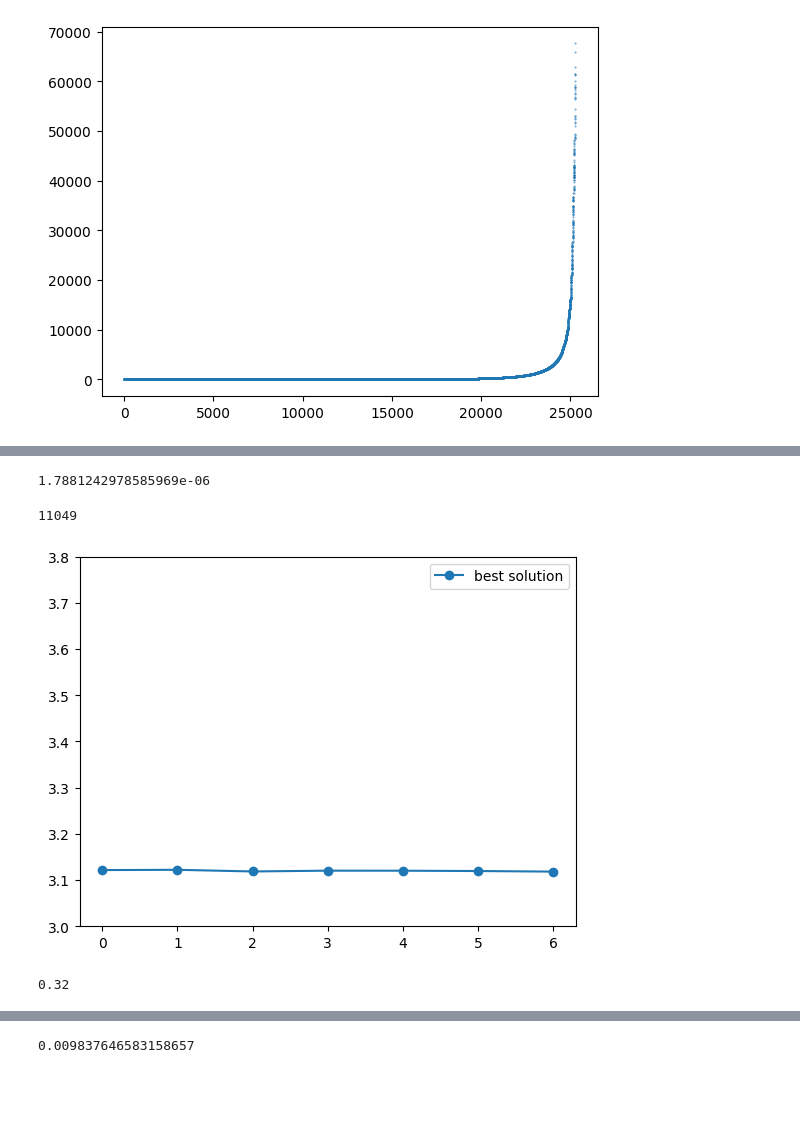
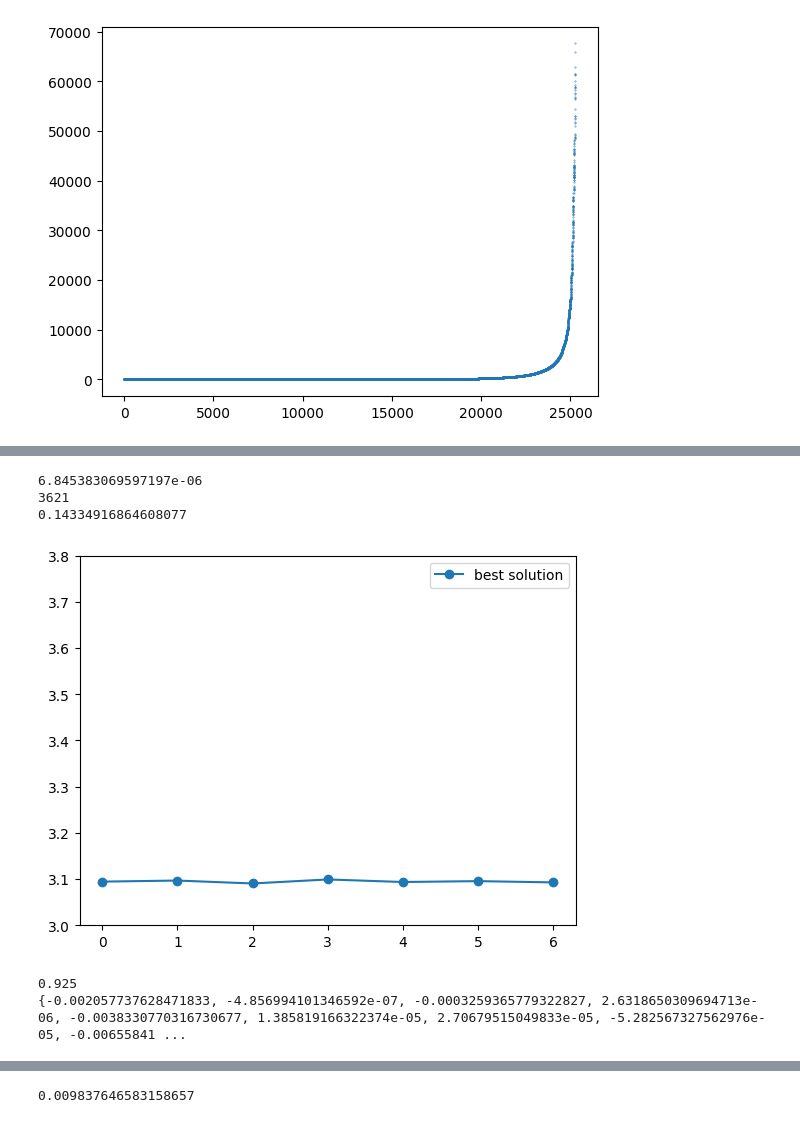
Before and after one commit to lavakin/ga_for_hourglass, a Jupyter notebook: pyGAD_implementation.ipynb, the cells around one changed output, grey strips where cells are left out. Saved outputs shown, nothing was run; the diff lists cells and outputs as text; code cells hidden in the pictures; blank space fills up the shorter version.

Commit message:
less genes removed (ca 3500), some not finished graphs added

```diff
--- a/pyGAD_implementation.ipynb
+++ b/pyGAD_implementation.ipynb
@@ -131,3 +80,6 @@ def print_curve(solution,label=None):
     plt.plot(list(range(7)),avgs,'-o',label=label)
     if label:
         plt.legend()
+# %%
+def create_population(size):
+    return np.array([random.choices([0,1], weights=(1, 30), k=high_var.shape[0]) for _  in range(size)])
@@ -134,14 +96,56 @@ def print_curve(solution,label=None):
+# %%
+level = logging.DEBUG
+name = 'logfile.txt'
+
+logger = logging.getLogger(name)
+logger.setLevel(level)
+
+
+console_handler = logging.StreamHandler()
+console_handler.setLevel(logging.INFO)
+console_format = logging.Formatter('%(message)s')
+console_handler.setFormatter(console_format)
+logger.addHandler(console_handler)
+
+num_threads = 5
+population = create_population(80)
+
+ga_instance = pygad.GA(num_generations=80,
+                       num_parents_mating=25,
+                       fitness_func=fitness_batch,
+                       fitness_batch_size=population.shape[0],
+                       initial_population=population,
+                       crossover_probability=0.15,
+                       mutation_probability=0.003,
+                       init_range_low=0,
+                       init_range_high=2,
+                       gene_type=int,
+                       crossover_type="uniform",
+                       parallel_processing=["thread", num_threads],
+                       save_best_solutions=True,
+                       keep_elitism=1,
+                       save_solutions=True
+                       )
+
+ga_instance.run()
+
+solution, solution_fitness, solution_idx = ga_instance.best_solution()
 # %%
 print_curve(solution,label="best solution")
-len(np.where(solution == 0)[0])
+print(len(np.where(solution == 0)[0]))
+print(len(np.where(solution == 0)[0])/len(solution))
 # %% [output]
-1.7881242978585969e-06
+6.845383069597197e-06
+3621
+0.14334916864608077
-11049
-[figure, old version]
+[figure, new version]
 # %%
-len(set(ga_instance.best_solutions_fitness))/population.shape[0]
+print(len(set(ga_instance.best_solutions_fitness))/population.shape[0])
+
+print(set(ga_instance.best_solutions_fitness))
 # %% [output]
-0.32
+0.925
+{-0.002057737628471833, -4.856994101346592e-07, -0.0003259365779322827, 2.6318650309694713e-06, -0.0038330770316730677, 1.385819166322374e-05, 2.70679515049833e-05, -5.282567327562976e-05, -0.00655841 ...
 # %%
 print(solution_fitness)
 ga_instance.plot_fitness()
```
Also changed, not shown: parts of 20 cells of this notebook.
